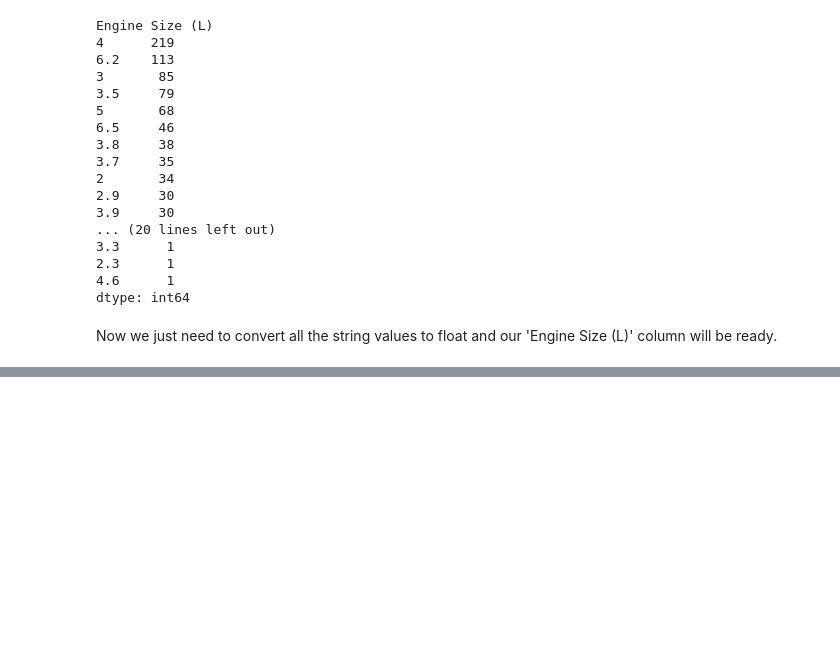
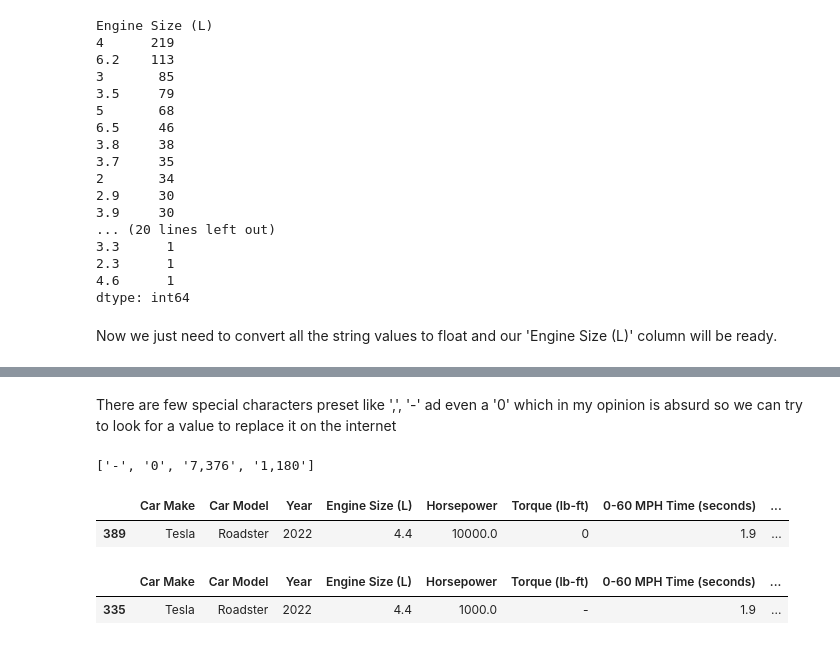
Before and after one commit to rajatmann/SportsCar-DataSet-Analysis-and-Price-Prediction, a Jupyter notebook: SportsCar EDA and Price Prediction.ipynb, the cells around one changed output, grey strips where cells are left out. Saved outputs shown, nothing was run; the diff lists cells and outputs as text; code cells hidden in the pictures; blank space fills up the shorter version.

```diff
--- a/SportsCar EDA and Price Prediction.ipynb
+++ b/SportsCar EDA and Price Prediction.ipynb
@@ -289,0 +327,5 @@ sportscar['Engine Size (L)'] = sportscar['Engine Size (L)'].astype(float)
+# %%
+sportscar['Horsepower'] = sportscar['Horsepower'].replace(['1000+', '10000+', '10,000', '1,500', '10,000+'], ['1000', '10000', '10000', '1500', '10000'])
+# %%
+# Converting str to float
+sportscar['Horsepower'] = sportscar['Horsepower'].astype(float)
@@ -289,0 +371,24 @@ sportscar['Engine Size (L)'] = sportscar['Engine Size (L)'].astype(float)
+# %% [markdown]
+There are few special characters preset like ',', '-' ad even a '0' which in my opinion is absurd so we can try to look for a value to replace it on the internet
+# %%
+# Identifying values with special characters
+special_values = [] # for storing specil values
+
+for i in sportscar['Torque (lb-ft)']:
+    if '-' in i or ',' in i:
+        special_values.append(i)
+    elif i == '0':
+        special_values.append(i)
+special_values
+# %% [output]
+['-', '0', '7,376', '1,180']
+# %%
+sportscar[sportscar['Torque (lb-ft)'] == '0']
+# %% [output]
+|  | Car Make | Car Model | Year | Engine Size (L) | Horsepower | Torque (lb-ft) | 0-60 MPH Time (seconds) | ... |
+| 389 | Tesla | Roadster | 2022 | 4.4 | 10000.0 | 0 | 1.9 | ... |
+# %%
+sportscar[sportscar['Torque (lb-ft)'] == '-']
+# %% [output]
+|  | Car Make | Car Model | Year | Engine Size (L) | Horsepower | Torque (lb-ft) | 0-60 MPH Time (seconds) | ... |
+| 335 | Tesla | Roadster | 2022 | 4.4 | 1000.0 | - | 1.9 | ... |
```
Also changed, not shown: parts of 37 cells of this notebook.
